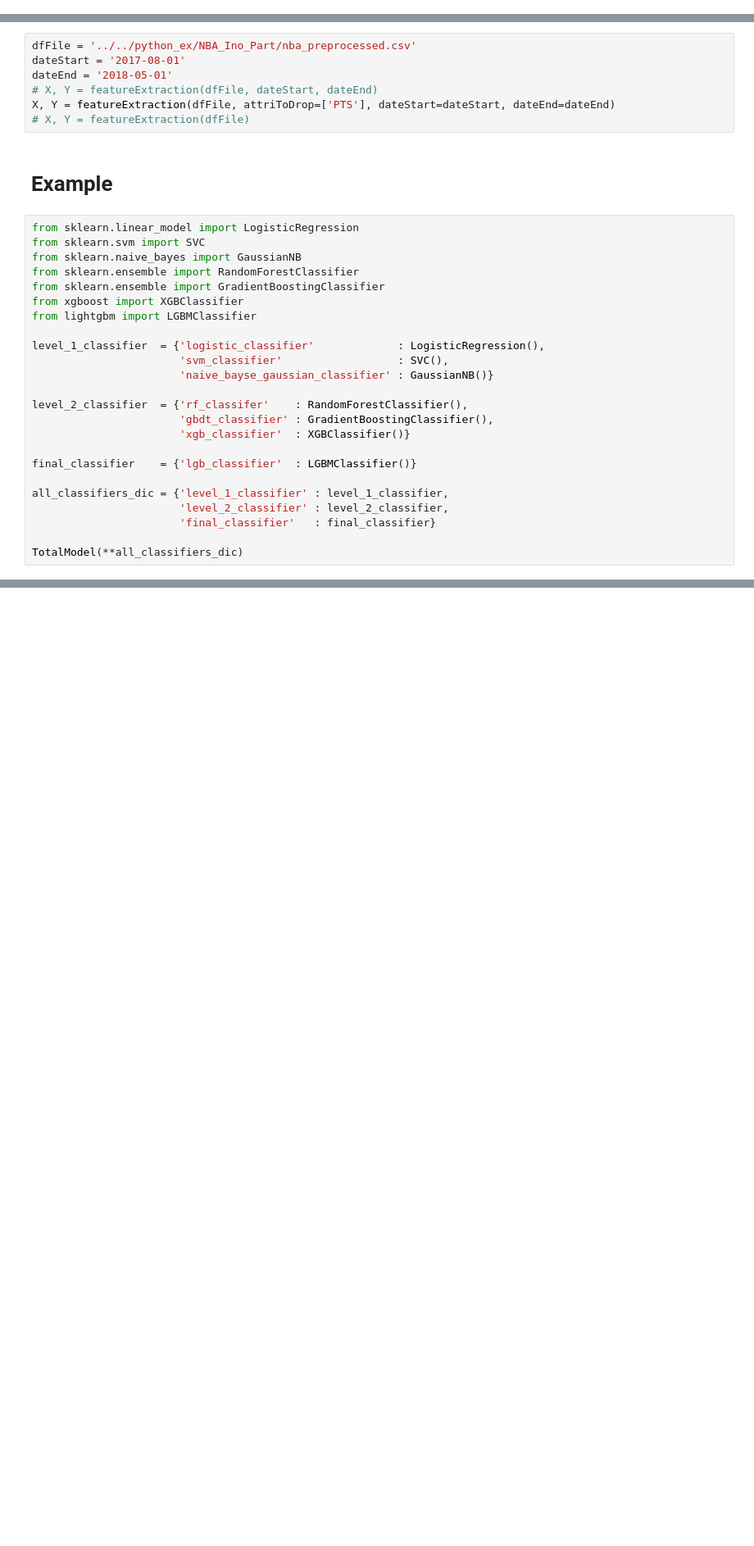
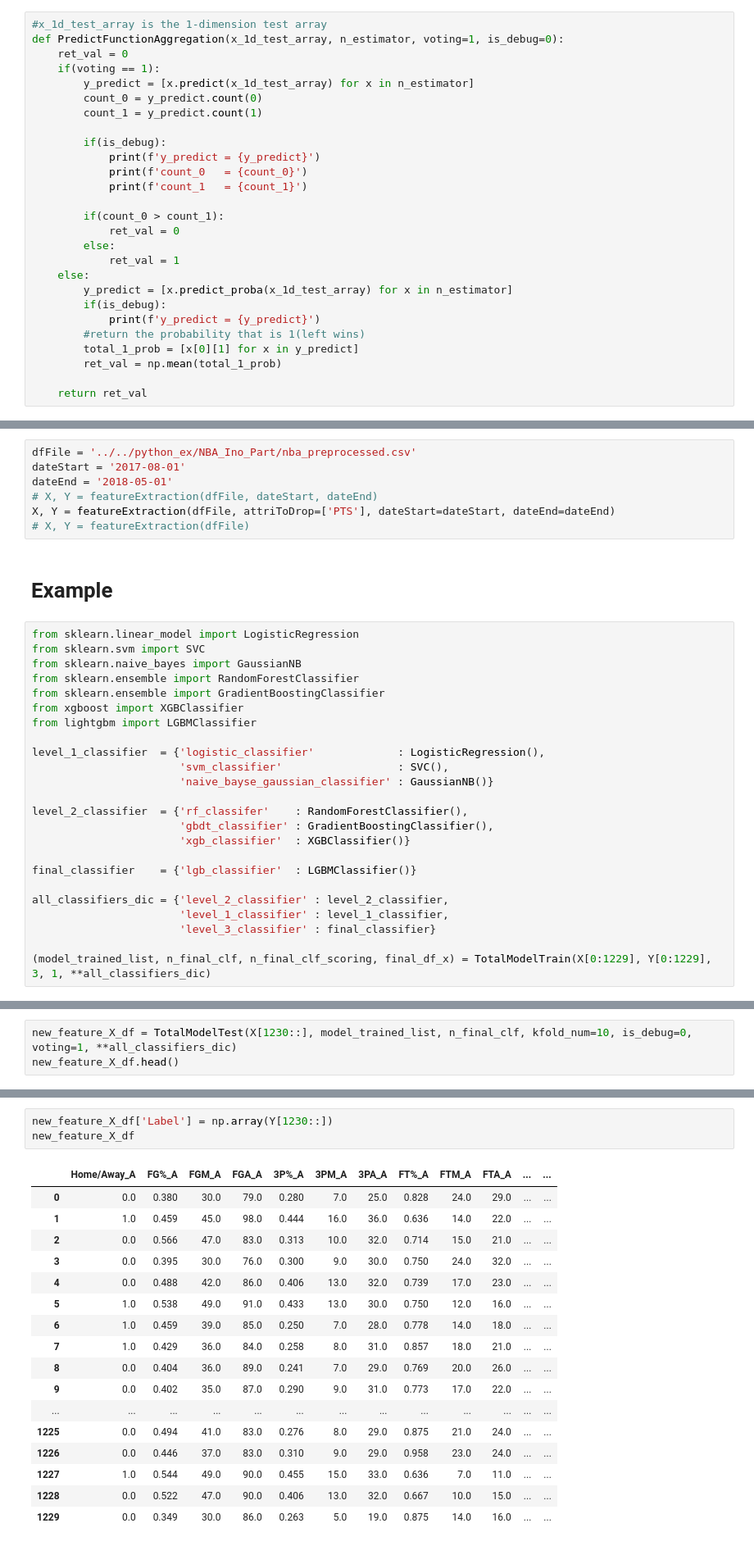
Before and after one commit to Coslate/DataMining_Final, a Jupyter notebook: Total_Model_2017-2018.ipynb, the cells around one changed output, grey strips where cells are left out. Shown at 82% size. Drawn from its saved outputs; the diff is of its cells as text; blank space fills up the shorter version.

Commit message:
Update TotalModelTrain & ToatlModelTest

```diff
--- a/Total_Model_2017-2018.ipynb
+++ b/Total_Model_2017-2018.ipynb
@@ -180 +282,28 @@ def PredictFunctionAggregation(x_1d_test_array, n_estimator, voting=1, is_debug=
+# %%
+#x_1d_test_array is the 1-dimension test array
+def PredictFunctionAggregation(x_1d_test_array, n_estimator, voting=1, is_debug=0):
+    ret_val = 0
+    if(voting == 1):
+        y_predict = [x.predict(x_1d_test_array) for x in n_estimator]
+        count_0 = y_predict.count(0)
+        count_1 = y_predict.count(1)
+
+        if(is_debug):
+            print(f'y_predict = {y_predict}')
+            print(f'count_0   = {count_0}')
+            print(f'count_1   = {count_1}')
+
+        if(count_0 > count_1):
+            ret_val = 0
+        else:
+            ret_val = 1
+    else:
+        y_predict = [x.predict_proba(x_1d_test_array) for x in n_estimator]
+        if(is_debug):
+            print(f'y_predict = {y_predict}')
+        #return the probability that is 1(left wins)
+        total_1_prob = [x[0][1] for x in y_predict]
+        ret_val = np.mean(total_1_prob)
+
+    return ret_val
 # %%
@@ -221,9 +412,9 @@ level_2_classifier  = {'rf_classifer'    : RandomForestClassifier(),
 
 final_classifier    = {'lgb_classifier'  : LGBMClassifier()}
 
-all_classifiers_dic = {'level_1_classifier' : level_1_classifier,
-                       'level_2_classifier' : level_2_classifier,
-                       'final_classifier'   : final_classifier}
+all_classifiers_dic = {'level_2_classifier' : level_2_classifier,
+                       'level_1_classifier' : level_1_classifier,
+                       'level_3_classifier' : final_classifier}
 
-TotalModel(**all_classifiers_dic)
+(model_trained_list, n_final_clf, n_final_clf_scoring, final_df_x) = TotalModelTrain(X[0:1229], Y[0:1229], 3, 1, **all_classifiers_dic)
 # %% [output]
@@ -246,0 +514,3 @@ TotalModel(**all_classifiers_dic)
+# %%
+new_feature_X_df = TotalModelTest(X[1230::], model_trained_list, n_final_clf, kfold_num=10, is_debug=0, voting=1, **all_classifiers_dic)
+new_feature_X_df.head()
@@ -246,0 +546,21 @@ TotalModel(**all_classifiers_dic)
+# %%
+new_feature_X_df['Label'] = np.array(Y[1230::])
+new_feature_X_df
+# %% [output]
+|  | Home/Away_A | FG%_A | FGM_A | FGA_A | 3P%_A | 3PM_A | 3PA_A | FT%_A | FTM_A | FTA_A | ... | ... |
+| 0 | 0.0 | 0.380 | 30.0 | 79.0 | 0.280 | 7.0 | 25.0 | 0.828 | 24.0 | 29.0 | ... | ... |
+| 1 | 1.0 | 0.459 | 45.0 | 98.0 | 0.444 | 16.0 | 36.0 | 0.636 | 14.0 | 22.0 | ... | ... |
+| 2 | 0.0 | 0.566 | 47.0 | 83.0 | 0.313 | 10.0 | 32.0 | 0.714 | 15.0 | 21.0 | ... | ... |
+| 3 | 0.0 | 0.395 | 30.0 | 76.0 | 0.300 | 9.0 | 30.0 | 0.750 | 24.0 | 32.0 | ... | ... |
+| 4 | 0.0 | 0.488 | 42.0 | 86.0 | 0.406 | 13.0 | 32.0 | 0.739 | 17.0 | 23.0 | ... | ... |
+| 5 | 1.0 | 0.538 | 49.0 | 91.0 | 0.433 | 13.0 | 30.0 | 0.750 | 12.0 | 16.0 | ... | ... |
+| 6 | 1.0 | 0.459 | 39.0 | 85.0 | 0.250 | 7.0 | 28.0 | 0.778 | 14.0 | 18.0 | ... | ... |
+| 7 | 1.0 | 0.429 | 36.0 | 84.0 | 0.258 | 8.0 | 31.0 | 0.857 | 18.0 | 21.0 | ... | ... |
+| 8 | 0.0 | 0.404 | 36.0 | 89.0 | 0.241 | 7.0 | 29.0 | 0.769 | 20.0 | 26.0 | ... | ... |
+| 9 | 0.0 | 0.402 | 35.0 | 87.0 | 0.290 | 9.0 | 31.0 | 0.773 | 17.0 | 22.0 | ... | ... |
+| ... | ... | ... | ... | ... | ... | ... | ... | ... | ... | ... | ... | ... |
+| 1225 | 0.0 | 0.494 | 41.0 | 83.0 | 0.276 | 8.0 | 29.0 | 0.875 | 21.0 | 24.0 | ... | ... |
+| 1226 | 0.0 | 0.446 | 37.0 | 83.0 | 0.310 | 9.0 | 29.0 | 0.958 | 23.0 | 24.0 | ... | ... |
+| 1227 | 1.0 | 0.544 | 49.0 | 90.0 | 0.455 | 15.0 | 33.0 | 0.636 | 7.0 | 11.0 | ... | ... |
+| 1228 | 0.0 | 0.522 | 47.0 | 90.0 | 0.406 | 13.0 | 32.0 | 0.667 | 10.0 | 15.0 | ... | ... |
+| 1229 | 0.0 | 0.349 | 30.0 | 86.0 | 0.263 | 5.0 | 19.0 | 0.875 | 14.0 | 16.0 | ... | ... |
```
Also changed, not shown: parts of 15 cells of this notebook, 1 other file.
